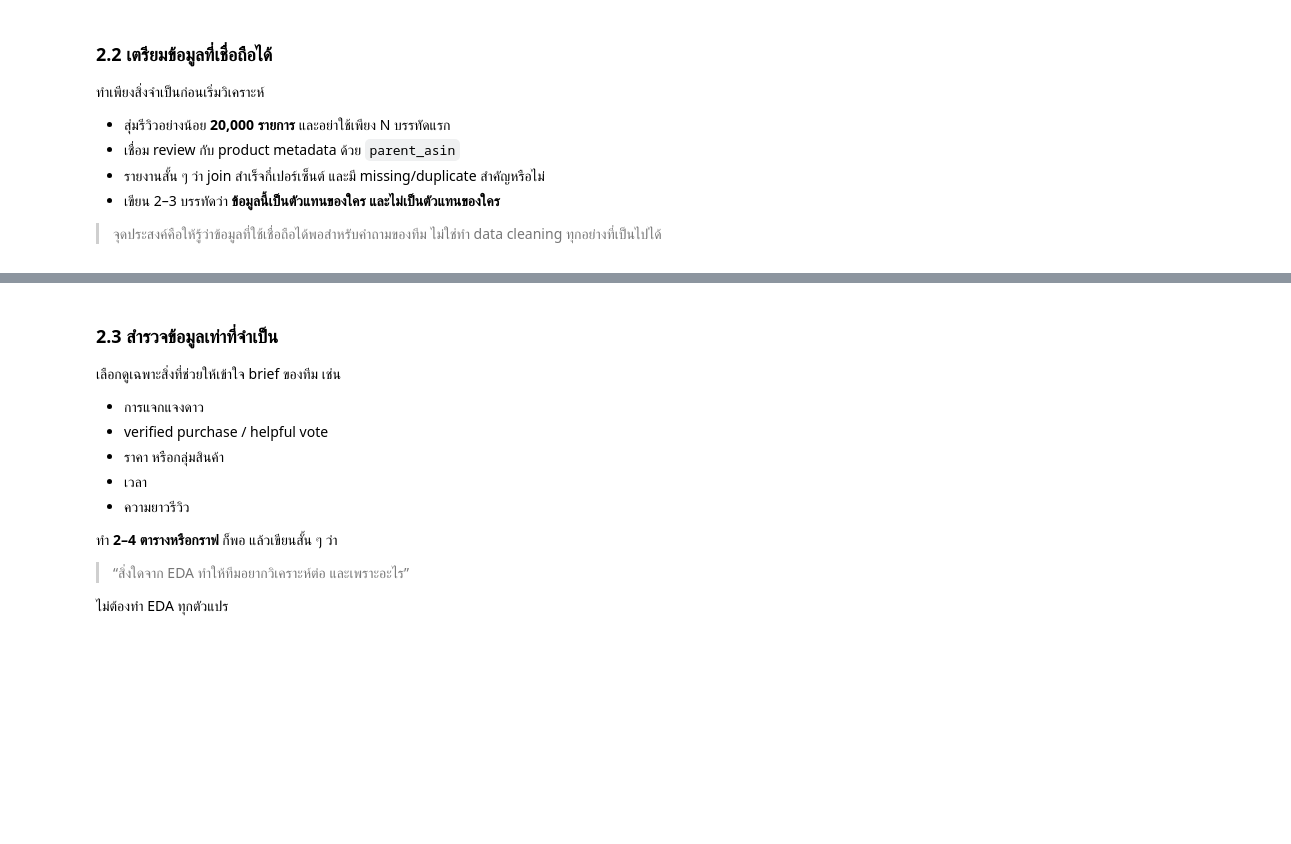
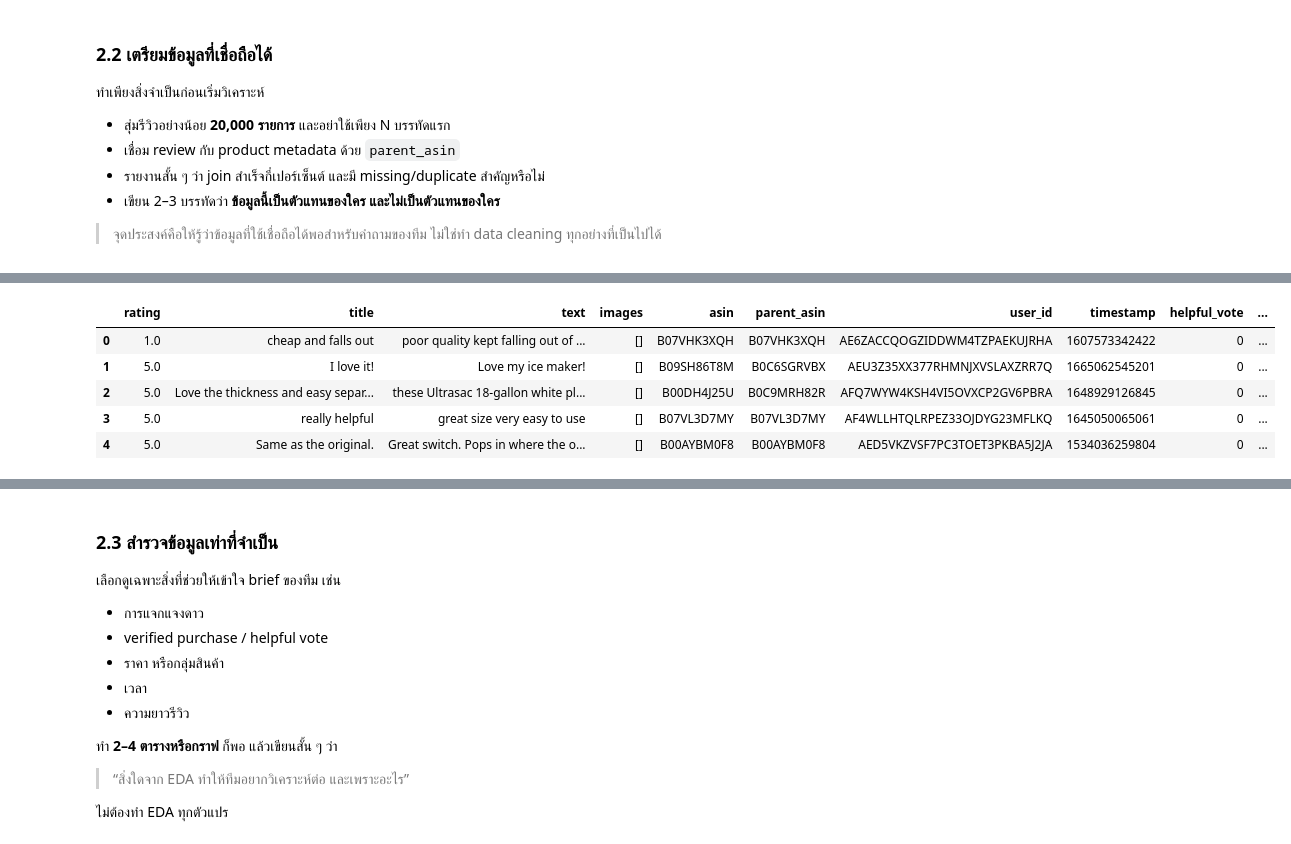
Before and after one commit to doperjerr/Project1-Text_Analytics69, a Jupyter notebook: Project1_Text_Analytics69.ipynb, the cells around one changed output, grey strips where cells are left out. Saved outputs shown, nothing was run; the diff lists cells and outputs as text; code cells hidden in the pictures; blank space fills up the shorter version.

```diff
--- a/Project1_Text_Analytics69.ipynb
+++ b/Project1_Text_Analytics69.ipynb
@@ -262,0 +228,75 @@ raw/meta_categories/meta_Appliances.json(…): downloading bytes:           |  0
+# %%
+# ----------------- Your code here -----------------
+# อ่าน Metadata
+df_meta = pd.read_json(meta_path, lines=True)
+
+print("จำนวนสินค้า:", len(df_meta))
+display(df_meta.head())
+
+# สุ่ม Review มา 20,000 รีวิว
+
+def iter_jsonl(path):
+    with open(path, encoding='utf-8') as f:
+        for line in f:
+            yield json.loads(line)
+
+# นับจำนวนรีวิวทั้งหมด
+total_reviews = 0
+
+for row in iter_jsonl(review_path):
+    total_reviews += 1
+
+print("จำนวนรีวิวทั้งหมด:", total_reviews)
+
+# สุ่มตำแหน่งของรีวิว
+sample_index = set(
+    random.sample(range(total_reviews), SAMPLE_N)
+)
+
+# อ่านเฉพาะรีวิวที่สุ่มได้
+sample_reviews = []
+
+for i, row in enumerate(iter_jsonl(review_path)):
+    if i in sample_index:
+        sample_reviews.append(row)
+
+df_review = pd.DataFrame(sample_reviews)
+
+print("จำนวนรีวิวที่สุ่ม:", len(df_review))
+display(df_review.head())
+
+df_meta['matched'] = 1
+
+df = pd.merge(
+    df_review,
+    df_meta,
+    on='parent_asin',
+    how='left', suffixes=('_review', '_meta')
+)
+
+print("จำนวนข้อมูลหลัง merge:", len(df))
+display(df.head())
+
+# ดูว่า Join สำเร็จกี่ %
+join_percent = df['matched'].notnull().sum() / len(df) * 100
+
+print("Join สำเร็จ:", round(join_percent, 2), "%")
+
+# ตรวจ Missing
+print("ตรวจmissing")
+print(df[
+    ['rating', 'text', 'parent_asin', 'matched']
+].isnull().sum())
+
+duplicate = df.duplicated(
+    subset=['user_id', 'parent_asin', 'rating', 'text', 'timestamp']
+).sum()
+
+print("จำนวนรีวิวซ้ำ:", duplicate)
+
+df = df.drop_duplicates(
+    subset=['user_id', 'parent_asin', 'rating', 'text', 'timestamp']
+)
+
+print("จำนวนข้อมูลหลังลบรีวิวซ้ำ:", len(df))
+# %% [output]
@@ -262,0 +312,6 @@ raw/meta_categories/meta_Appliances.json(…): downloading bytes:           |  0
+|  | rating | title | text | images | asin | parent_asin | user_id | timestamp | helpful_vote | ... |
+| 0 | 1.0 | cheap and falls out | poor quality kept falling out of ... | [] | B07VHK3XQH | B07VHK3XQH | AE6ZACCQOGZIDDWM4TZPAEKUJRHA | 1607573342422 | 0 | ... |
+| 1 | 5.0 | I love it! | Love my ice maker! | [] | B09SH86T8M | B0C6SGRVBX | AEU3Z35XX377RHMNJXVSLAXZRR7Q | 1665062545201 | 0 | ... |
+| 2 | 5.0 | Love the thickness and easy separ... | these Ultrasac 18-gallon white pl... | [] | B00DH4J25U | B0C9MRH82R | AFQ7WYW4KSH4VI5OVXCP2GV6PBRA | 1648929126845 | 0 | ... |
+| 3 | 5.0 | really helpful | great size very easy to use | [] | B07VL3D7MY | B07VL3D7MY | AF4WLLHTQLRPEZ33OJDYG23MFLKQ | 1645050065061 | 0 | ... |
+| 4 | 5.0 | Same as the original. | Great switch. Pops in where the o... | [] | B00AYBM0F8 | B00AYBM0F8 | AED5VKZVSF7PC3TOET3PKBA5J2JA | 1534036259804 | 0 | ... |
```
Also changed, not shown: parts of 11 cells of this notebook.
